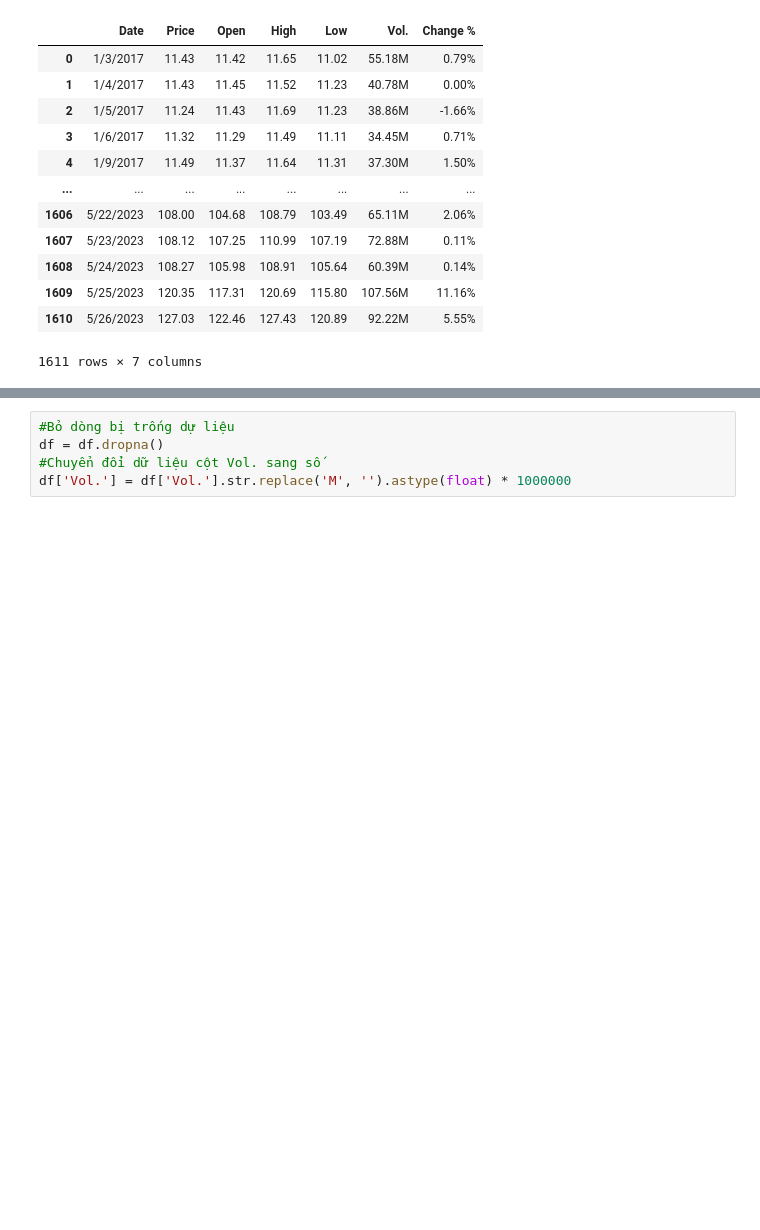
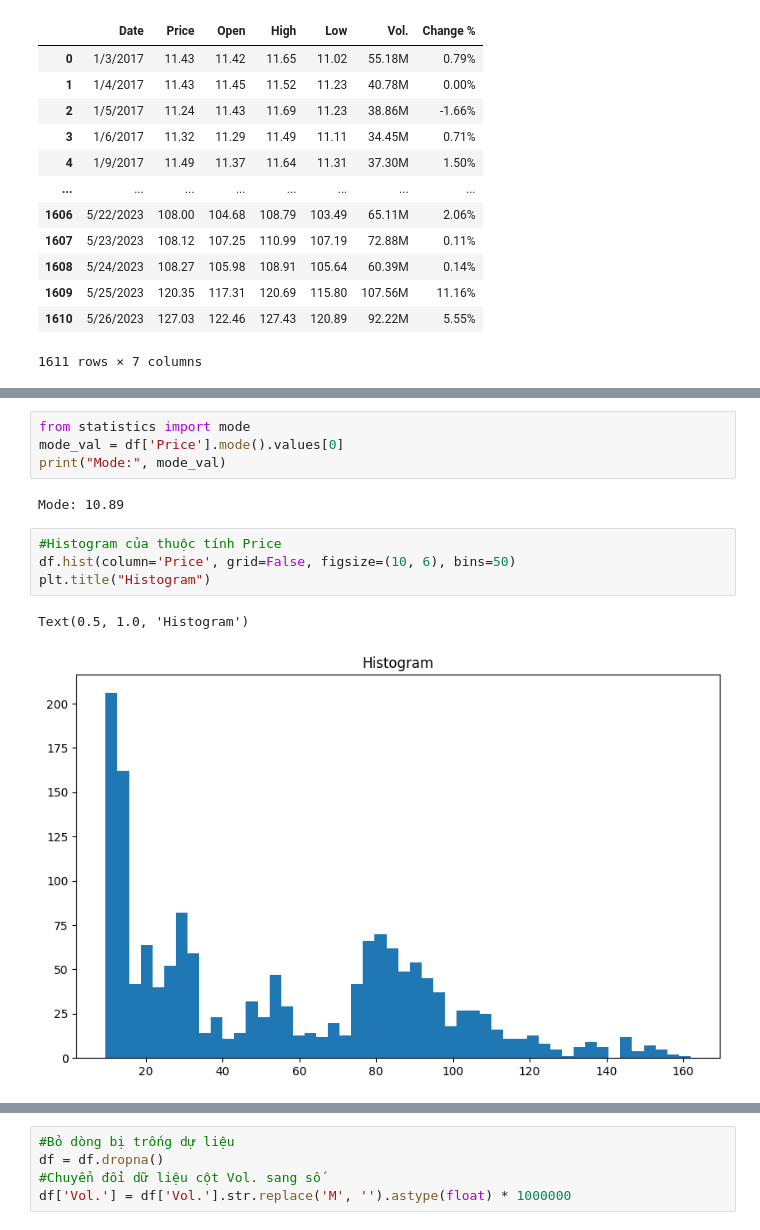
Before and after one commit to dangnghiepcuong/IS403.N21.HTTT_Nhom2, a Jupyter notebook: 1. Linear Regression/AMD_LN_Model_622.ipynb, the cells around one changed output, grey strips where cells are left out. Saved outputs shown, nothing was run; the diff lists cells and outputs as text; blank space fills up the shorter version.

```diff
--- a/1. Linear Regression/AMD_LN_Model_622.ipynb
+++ b/1. Linear Regression/AMD_LN_Model_622.ipynb
@@ -56,0 +71,13 @@ df
+# %%
+from statistics import mode
+mode_val = df['Price'].mode().values[0]
+print("Mode:", mode_val)
+# %% [output]
+Mode: 10.89
+# %%
+#Histogram của thuộc tính Price
+df.hist(column='Price', grid=False, figsize=(10, 6), bins=50)
+plt.title("Histogram")
+# %% [output]
+Text(0.5, 1.0, 'Histogram')
+[figure, added]
```
Also changed, not shown: parts of 3 cells of this notebook, 17 other files.
